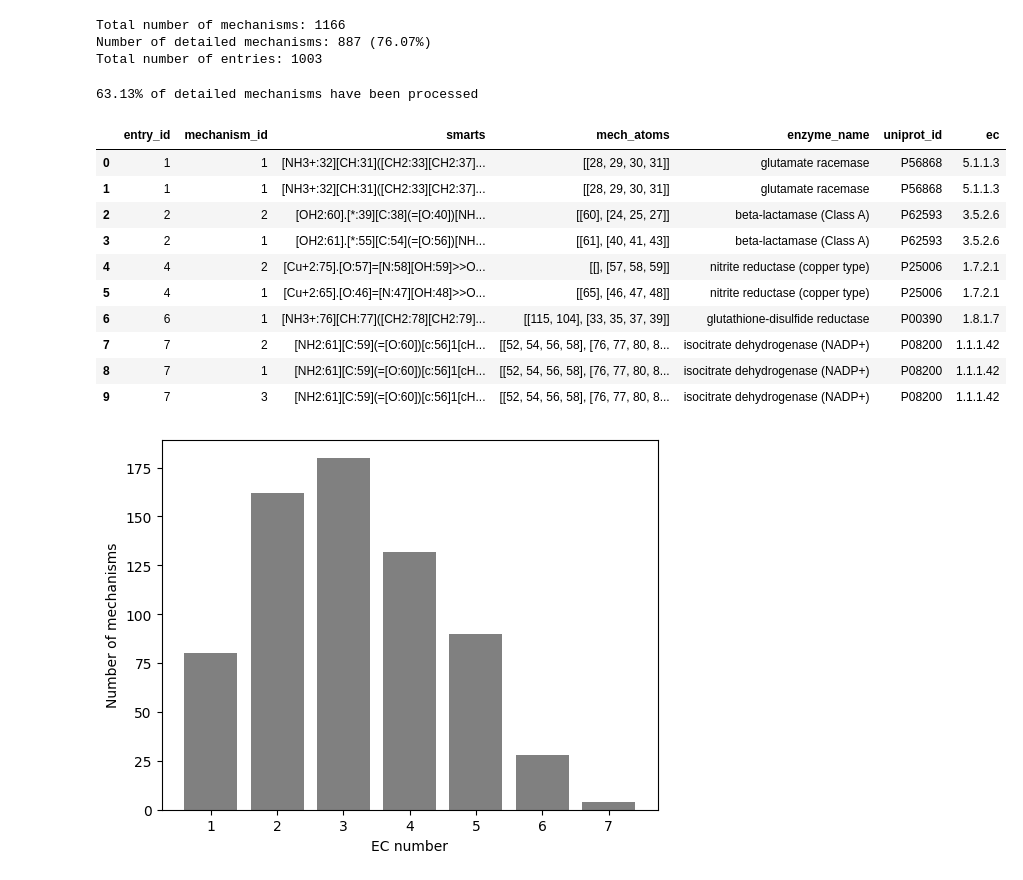
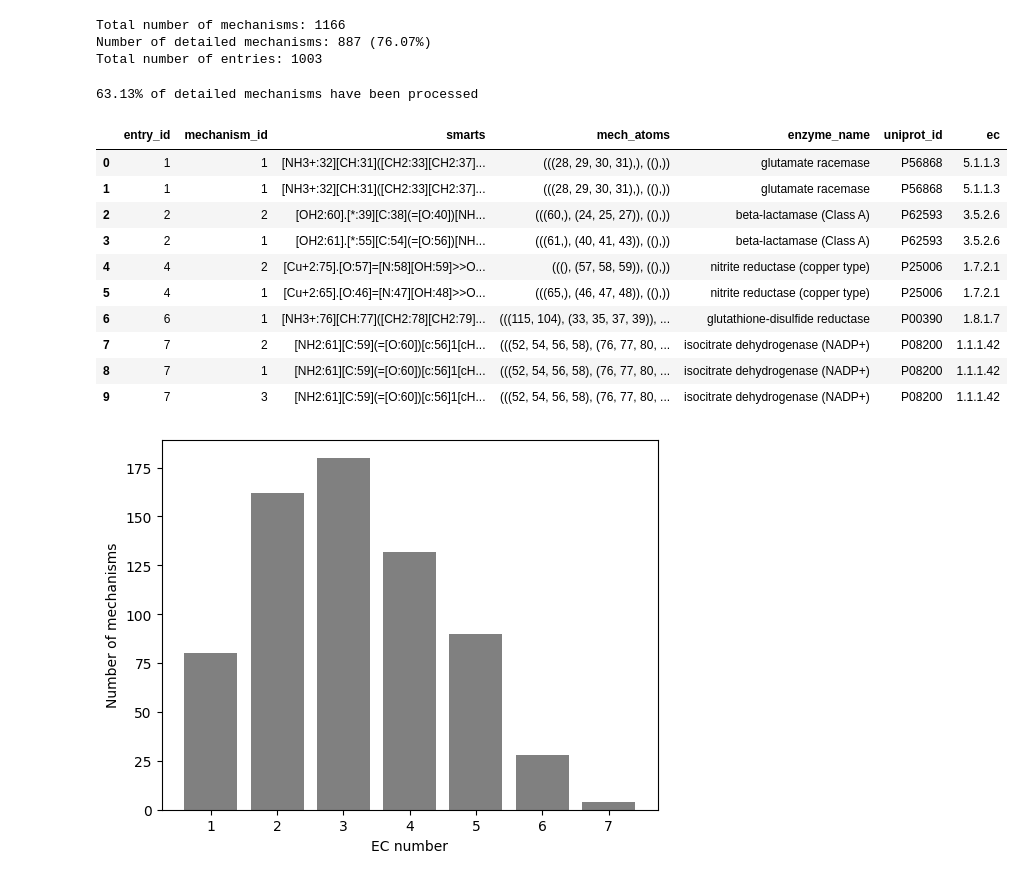
Before and after one commit to stefanpate/enz-rxn-data, a Jupyter notebook: spot_check_mech_label.ipynb, the cells around one changed output. Saved outputs shown, nothing was run; the diff lists cells and outputs as text; code cells hidden in the pictures.

Commit message:
Bring rc_to_str/nest thru mech processing. Fixed issue with cartesian product of rules and reactions in map_mech_labeled_reactions pre-mp

```diff
--- a/spot_check_mech_label.ipynb
+++ b/spot_check_mech_label.ipynb
@@ -39,23 +39,23 @@ Number of detailed mechanisms: 887 (76.07%)
 Total number of entries: 1003
 # %%
 mech_df = pd.read_csv(Path(filepaths.interim_data) / 'mcsa' / 'mech_labeled_reactions.csv', sep=",")
-mech_df['mech_atoms'] = mech_df['mech_atoms'].apply(lambda x: ast.literal_eval(x))
+mech_df['mech_atoms'] = mech_df['mech_atoms'].apply(lambda x: rc_to_nest(x))
 n_unique = len(set(mech_df[["entry_id", "mechanism_id"]].apply(tuple, axis=1)))
 print(f"{n_unique/detailed_ct*100:.2f}% of detailed mechanisms have been processed")
 mech_df.head(10)
 # %% [output]
 63.13% of detailed mechanisms have been processed
 |  | entry_id | mechanism_id | smarts | mech_atoms | enzyme_name | uniprot_id | ec |
-| 0 | 1 | 1 | [NH3+:32][CH:31]([CH2:33][CH2:37]... | [[28, 29, 30, 31]] | glutamate racemase | P56868 | 5.1.1.3 |
-| 1 | 1 | 1 | [NH3+:32][CH:31]([CH2:33][CH2:37]... | [[28, 29, 30, 31]] | glutamate racemase | P56868 | 5.1.1.3 |
-| 2 | 2 | 2 | [OH2:60].[*:39][C:38](=[O:40])[NH... | [[60], [24, 25, 27]] | beta-lactamase (Class A) | P62593 | 3.5.2.6 |
-| 3 | 2 | 1 | [OH2:61].[*:55][C:54](=[O:56])[NH... | [[61], [40, 41, 43]] | beta-lactamase (Class A) | P62593 | 3.5.2.6 |
-| 4 | 4 | 2 | [Cu+2:75].[O:57]=[N:58][OH:59]>>O... | [[], [57, 58, 59]] | nitrite reductase (copper type) | P25006 | 1.7.2.1 |
-| 5 | 4 | 1 | [Cu+2:65].[O:46]=[N:47][OH:48]>>O... | [[65], [46, 47, 48]] | nitrite reductase (copper type) | P25006 | 1.7.2.1 |
-| 6 | 6 | 1 | [NH3+:76][CH:77]([CH2:78][CH2:79]... | [[115, 104], [33, 35, 37, 39]] | glutathione-disulfide reductase | P00390 | 1.8.1.7 |
-| 7 | 7 | 2 | [NH2:61][C:59](=[O:60])[c:56]1[cH... | [[52, 54, 56, 58], [76, 77, 80, 8... | isocitrate dehydrogenase (NADP+) | P08200 | 1.1.1.42 |
-| 8 | 7 | 1 | [NH2:61][C:59](=[O:60])[c:56]1[cH... | [[52, 54, 56, 58], [76, 77, 80, 8... | isocitrate dehydrogenase (NADP+) | P08200 | 1.1.1.42 |
-| 9 | 7 | 3 | [NH2:61][C:59](=[O:60])[c:56]1[cH... | [[52, 54, 56, 58], [76, 77, 80, 8... | isocitrate dehydrogenase (NADP+) | P08200 | 1.1.1.42 |
+| 0 | 1 | 1 | [NH3+:32][CH:31]([CH2:33][CH2:37]... | (((28, 29, 30, 31),), ((),)) | glutamate racemase | P56868 | 5.1.1.3 |
+| 1 | 1 | 1 | [NH3+:32][CH:31]([CH2:33][CH2:37]... | (((28, 29, 30, 31),), ((),)) | glutamate racemase | P56868 | 5.1.1.3 |
+| 2 | 2 | 2 | [OH2:60].[*:39][C:38](=[O:40])[NH... | (((60,), (24, 25, 27)), ((),)) | beta-lactamase (Class A) | P62593 | 3.5.2.6 |
+| 3 | 2 | 1 | [OH2:61].[*:55][C:54](=[O:56])[NH... | (((61,), (40, 41, 43)), ((),)) | beta-lactamase (Class A) | P62593 | 3.5.2.6 |
+| 4 | 4 | 2 | [Cu+2:75].[O:57]=[N:58][OH:59]>>O... | (((), (57, 58, 59)), ((),)) | nitrite reductase (copper type) | P25006 | 1.7.2.1 |
+| 5 | 4 | 1 | [Cu+2:65].[O:46]=[N:47][OH:48]>>O... | (((65,), (46, 47, 48)), ((),)) | nitrite reductase (copper type) | P25006 | 1.7.2.1 |
+| 6 | 6 | 1 | [NH3+:76][CH:77]([CH2:78][CH2:79]... | (((115, 104), (33, 35, 37, 39)), ... | glutathione-disulfide reductase | P00390 | 1.8.1.7 |
+| 7 | 7 | 2 | [NH2:61][C:59](=[O:60])[c:56]1[cH... | (((52, 54, 56, 58), (76, 77, 80, ... | isocitrate dehydrogenase (NADP+) | P08200 | 1.1.1.42 |
+| 8 | 7 | 1 | [NH2:61][C:59](=[O:60])[c:56]1[cH... | (((52, 54, 56, 58), (76, 77, 80, ... | isocitrate dehydrogenase (NADP+) | P08200 | 1.1.1.42 |
+| 9 | 7 | 3 | [NH2:61][C:59](=[O:60])[c:56]1[cH... | (((52, 54, 56, 58), (76, 77, 80, ... | isocitrate dehydrogenase (NADP+) | P08200 | 1.1.1.42 |
 # %%
 ecs = []
 n_digits = 1
```
Also changed, not shown: parts of 3 cells of this notebook, 4 other files.
